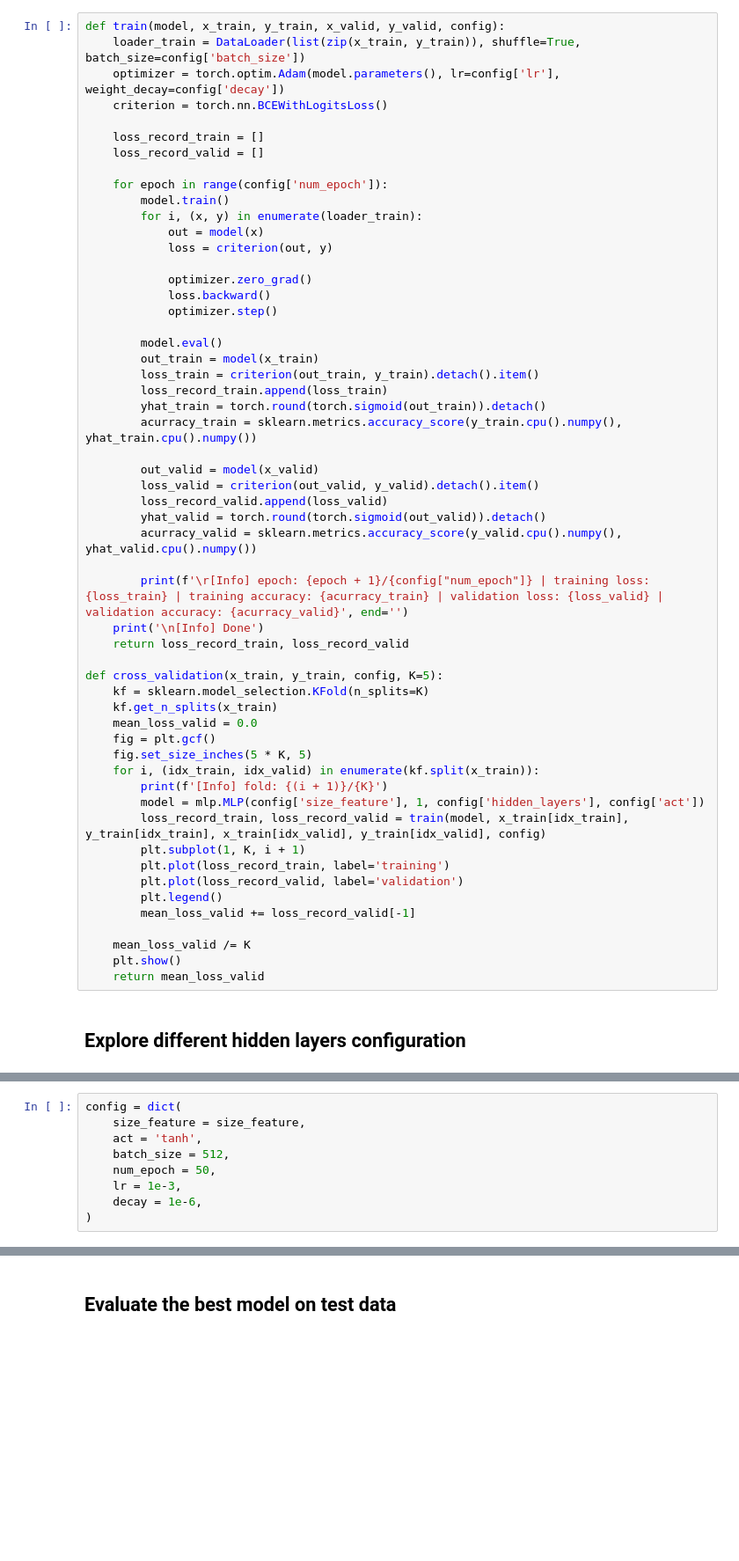
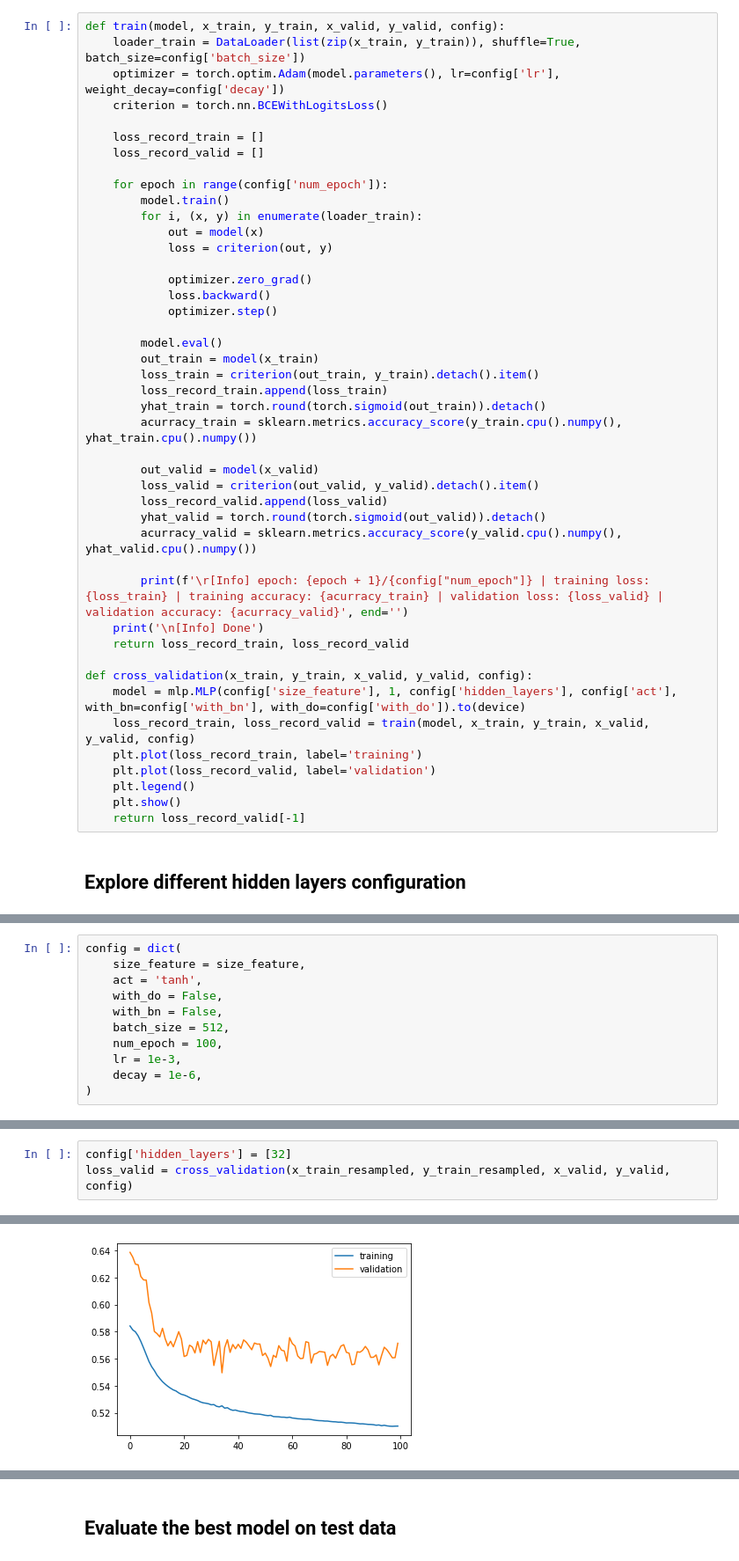
Before and after one commit to GuangyanCai/CS273A-Project, a Jupyter notebook: neural_network.ipynb, the cells around one changed output, grey strips where cells are left out. Shown at 88% size. Saved outputs shown, nothing was run; the diff lists cells and outputs as text; blank space fills up the shorter version.

```diff
--- a/neural_network.ipynb
+++ b/neural_network.ipynb
@@ -63,24 +77,13 @@ def train(model, x_train, y_train, x_valid, y_valid, config):
     print('\n[Info] Done')
     return loss_record_train, loss_record_valid
 
-def cross_validation(x_train, y_train, config, K=5):
-    kf = sklearn.model_selection.KFold(n_splits=K)
-    kf.get_n_splits(x_train)
-    mean_loss_valid = 0.0
-    fig = plt.gcf()
-    fig.set_size_inches(5 * K, 5)
-    for i, (idx_train, idx_valid) in enumerate(kf.split(x_train)):
-        print(f'[Info] fold: {(i + 1)}/{K}')
-        model = mlp.MLP(config['size_feature'], 1, config['hidden_layers'], config['act'])
-        loss_record_train, loss_record_valid = train(model, x_train[idx_train], y_train[idx_train], x_train[idx_valid], y_train[idx_valid], config)
-        plt.subplot(1, K, i + 1)
-        plt.plot(loss_record_train, label='training')
-        plt.plot(loss_record_valid, label='validation')
-        plt.legend()
-        mean_loss_valid += loss_record_valid[-1]
-
-    mean_loss_valid /= K
+def cross_validation(x_train, y_train, x_valid, y_valid, config):
+    model = mlp.MLP(config['size_feature'], 1, config['hidden_layers'], config['act'], with_bn=config['with_bn'], with_do=config['with_do']).to(device)
+    loss_record_train, loss_record_valid = train(model, x_train, y_train, x_valid, y_valid, config)
+    plt.plot(loss_record_train, label='training')
+    plt.plot(loss_record_valid, label='validation')
+    plt.legend()
     plt.show()
-    return mean_loss_valid
+    return loss_record_valid[-1]
 # %% [markdown]
 ## Explore different hidden layers configuration
@@ -88,8 +93,10 @@ def cross_validation(x_train, y_train, config, K=5):
 config = dict(
     size_feature = size_feature,
     act = 'tanh',
+    with_do = False,
+    with_bn = False,
     batch_size = 512,
-    num_epoch = 50,
+    num_epoch = 100,
     lr = 1e-3,
     decay = 1e-6,
 )
@@ -117,0 +103,4 @@ print(f'[Info] average validation loss: {mean_loss_valid}')
+# %%
+config['hidden_layers'] = [32]
+loss_valid = cross_validation(x_train_resampled, y_train_resampled, x_valid, y_valid, config)
+# %% [output]
@@ -117,0 +109 @@ print(f'[Info] average validation loss: {mean_loss_valid}')
+[figure, added]
```
Also changed, not shown: parts of 27 cells of this notebook, 1 other file.
